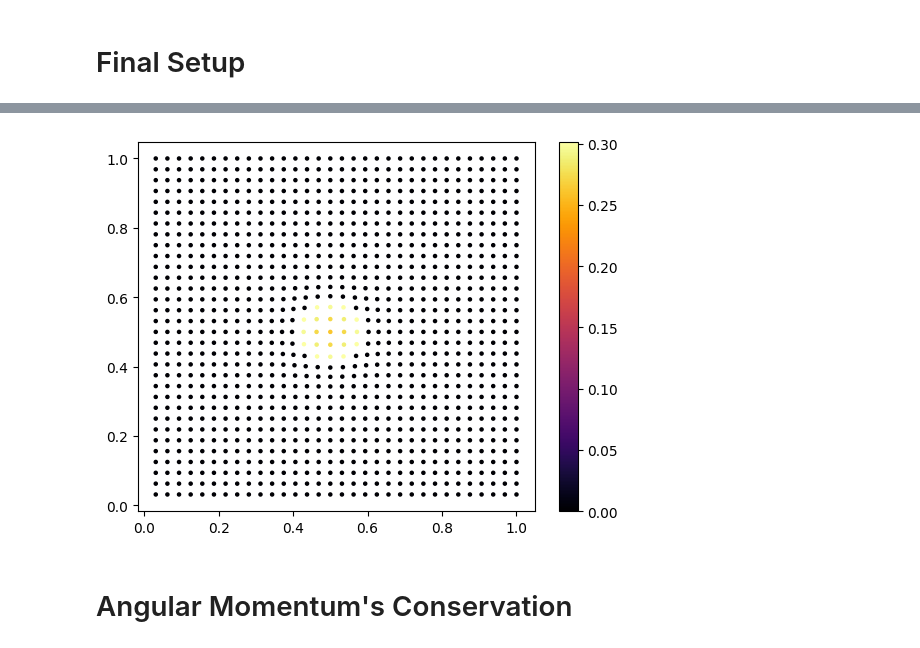
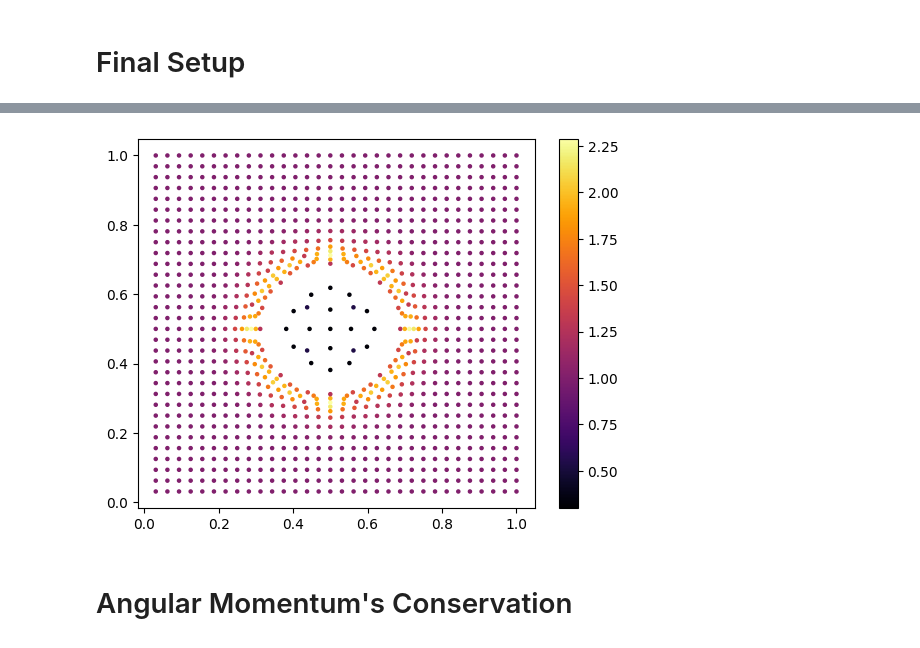
Before and after one commit to JackNarvaez/Rusph, a Jupyter notebook: Temp_Plots/Plots_sedov_blast_wave.ipynb, the cells around one changed output, grey strips where cells are left out. Cells and saved outputs as stored; diff of their text form; code cells hidden in the pictures.

```diff
--- a/Temp_Plots/Plots_sedov_blast_wave.ipynb
+++ b/Temp_Plots/Plots_sedov_blast_wave.ipynb
@@ -49,12 +49,12 @@ sdft
 | 1023 | 0.96875 | 0.96875 | 0.0 | 0.0 | 0.0 | 0.0625 | 0.999958 |
 1024 rows × 7 columns
 # %%
-plt.scatter(sdft['x'], sdft['y'], c=sdft['u'], cmap='inferno', s=5)
+plt.scatter(sdft['x'], sdft['y'], c=sdft['rho'], cmap='inferno', s=5)
 # Add a colorbar
 plt.colorbar()
 plt.show()
 # %% [output]
-[figure, old version]
+[figure, new version]
 # %% [markdown]
 # Angular Momentum's Conservation
 # %%
```
Also changed, not shown: parts of 6 cells of this notebook, 8 other files.
